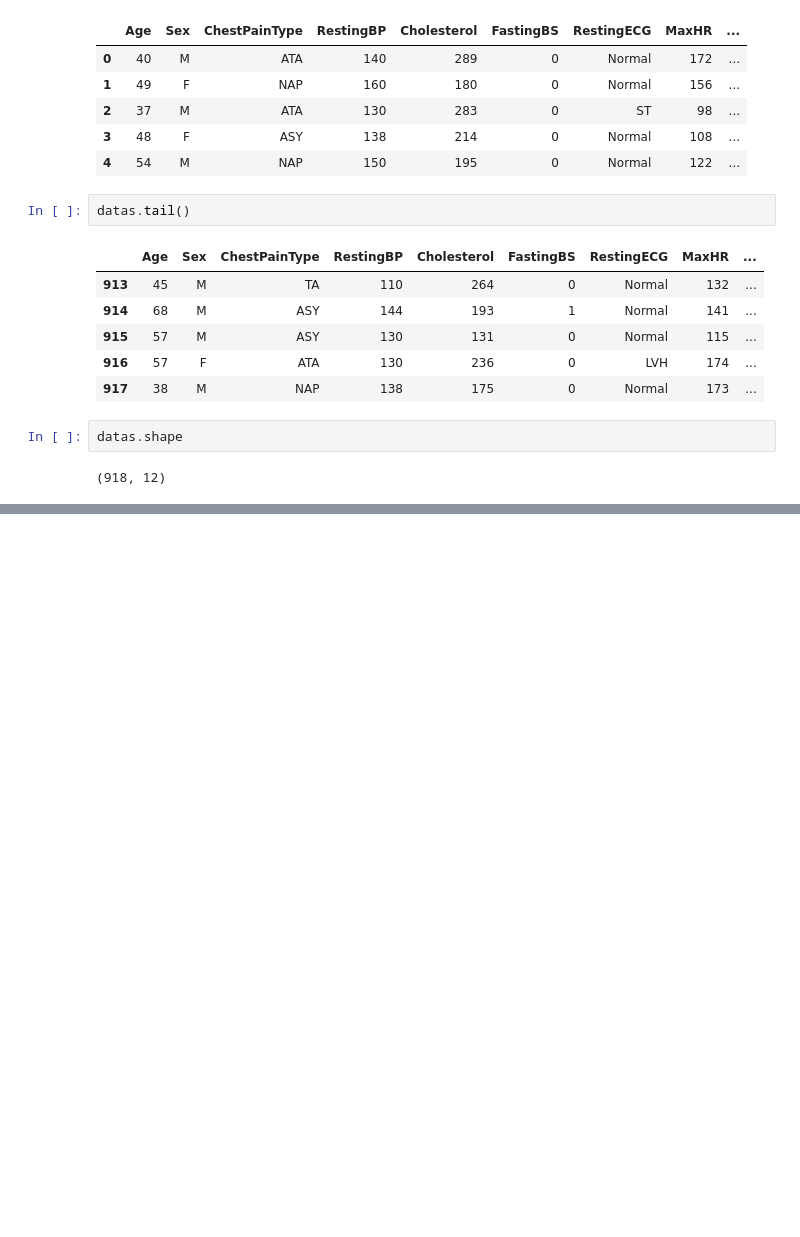
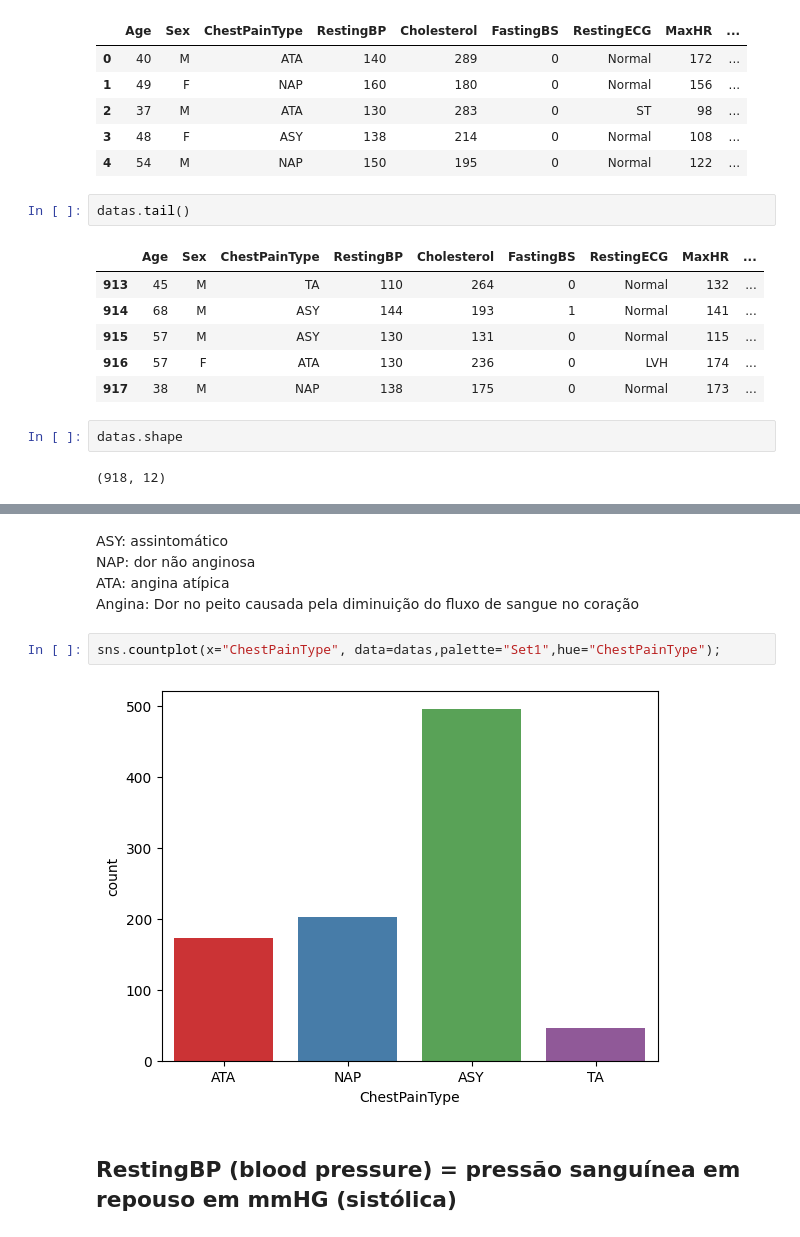
Before and after one commit to Fawall/Heart-Prediction, a Jupyter notebook: tratamento_classificacao.ipynb, the cells around one changed output, grey strips where cells are left out. Drawn from its saved outputs; the diff is of its cells as text; blank space fills up the shorter version.

Commit message:
Análise dos dados dos tipos de dores no peito

```diff
--- a/tratamento_classificacao.ipynb
+++ b/tratamento_classificacao.ipynb
@@ -31,0 +111,11 @@ datas.shape
+# %% [markdown]
+ASY: assintomático\
+NAP: dor não anginosa\
+ATA: angina atípica\
+Angina: Dor no peito causada pela diminuição do fluxo de sangue no coração
+# %%
+sns.countplot(x="ChestPainType", data=datas,palette="Set1",hue="ChestPainType");
+# %% [output]
+[figure, added]
+# %% [markdown]
+## RestingBP (blood pressure) = pressão sanguínea em repouso em mmHG (sistólica)
```
Also changed, not shown: parts of 28 cells of this notebook.
